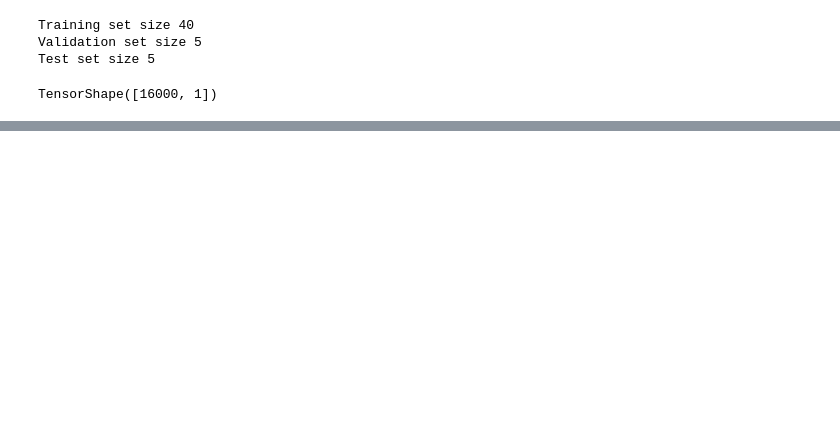
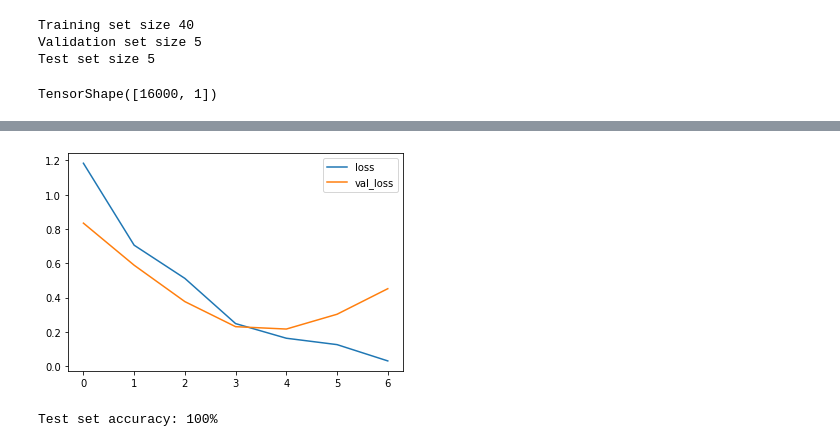
Before and after one commit to AlejoBSmith/AudioRecognition, a Jupyter notebook: AudioRecognition.ipynb, the cells around one changed output, grey strips where cells are left out. Saved outputs shown, nothing was run; the diff lists cells and outputs as text; code cells hidden in the pictures; blank space fills up the shorter version.

```diff
--- a/AudioRecognition.ipynb
+++ b/AudioRecognition.ipynb
@@ -154,0 +223,7 @@ Audio playback
+# %%
+batch_size = 64
+train_ds = train_ds.batch(batch_size)
+val_ds = val_ds.batch(batch_size)
+# %%
+train_ds = train_ds.cache().prefetch(AUTOTUNE)
+val_ds = val_ds.cache().prefetch(AUTOTUNE)
@@ -154,0 +277,14 @@ Audio playback
+# %%
+model.compile(
+    optimizer=tf.keras.optimizers.Adam(),
+    loss=tf.keras.losses.SparseCategoricalCrossentropy(from_logits=True),
+    metrics=['accuracy'],
+)
+# %%
+EPOCHS = 10
+history = model.fit(
+    train_ds,
+    validation_data=val_ds,
+    epochs=EPOCHS,
+    callbacks=tf.keras.callbacks.EarlyStopping(verbose=1, patience=2),
+)
@@ -154,0 +307,7 @@ Audio playback
+# %%
+metrics = history.history
+plt.plot(history.epoch, metrics['loss'], metrics['val_loss'])
+plt.legend(['loss', 'val_loss'])
+plt.show()
+# %% [output]
+[figure, added]
@@ -154,0 +324,8 @@ Audio playback
+# %%
+y_pred = np.argmax(model.predict(test_audio), axis=1)
+y_true = test_labels
+
+test_acc = sum(y_pred == y_true) / len(y_true)
+print(f'Test set accuracy: {test_acc:.0%}')
+# %% [output]
+Test set accuracy: 100%
```
Also changed, not shown: parts of 16 cells of this notebook.
